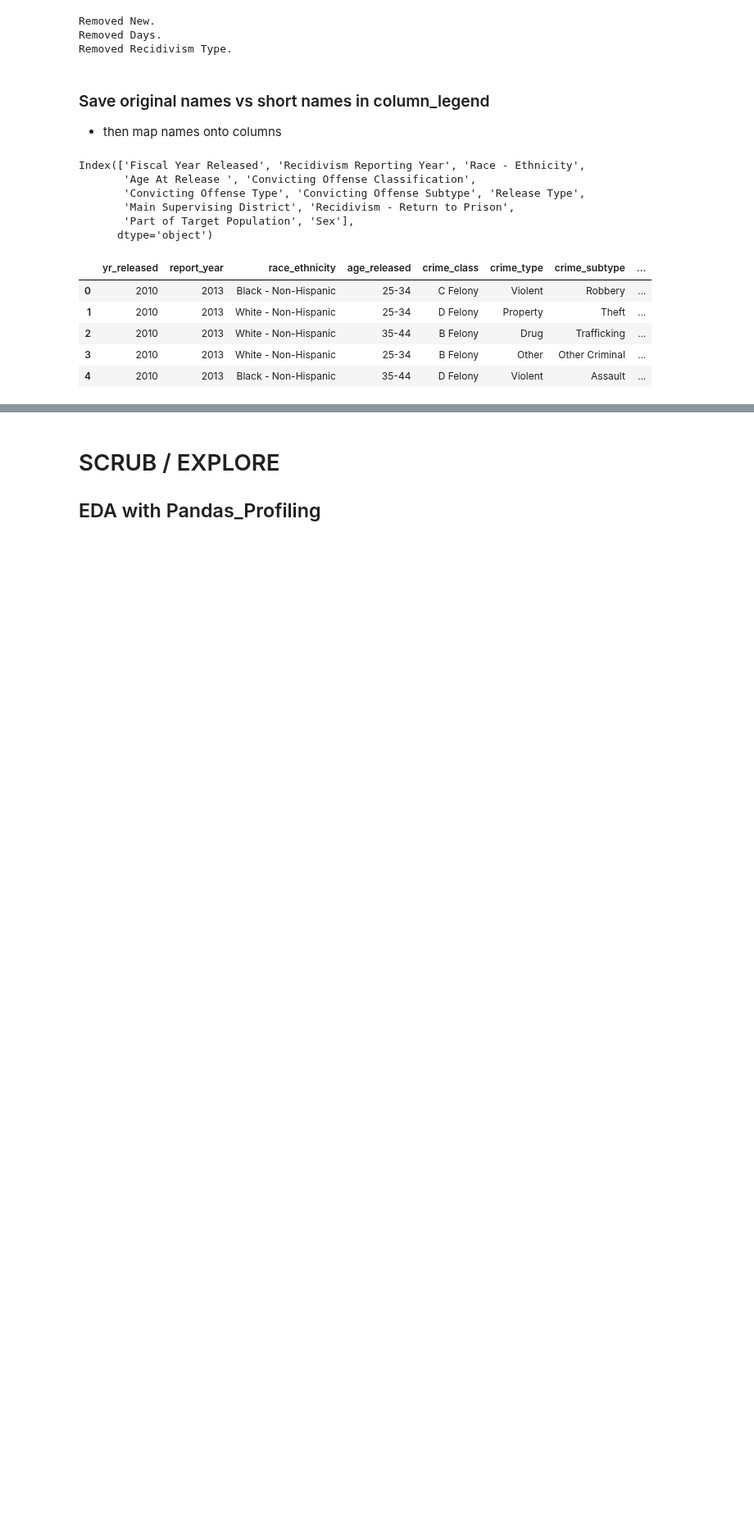
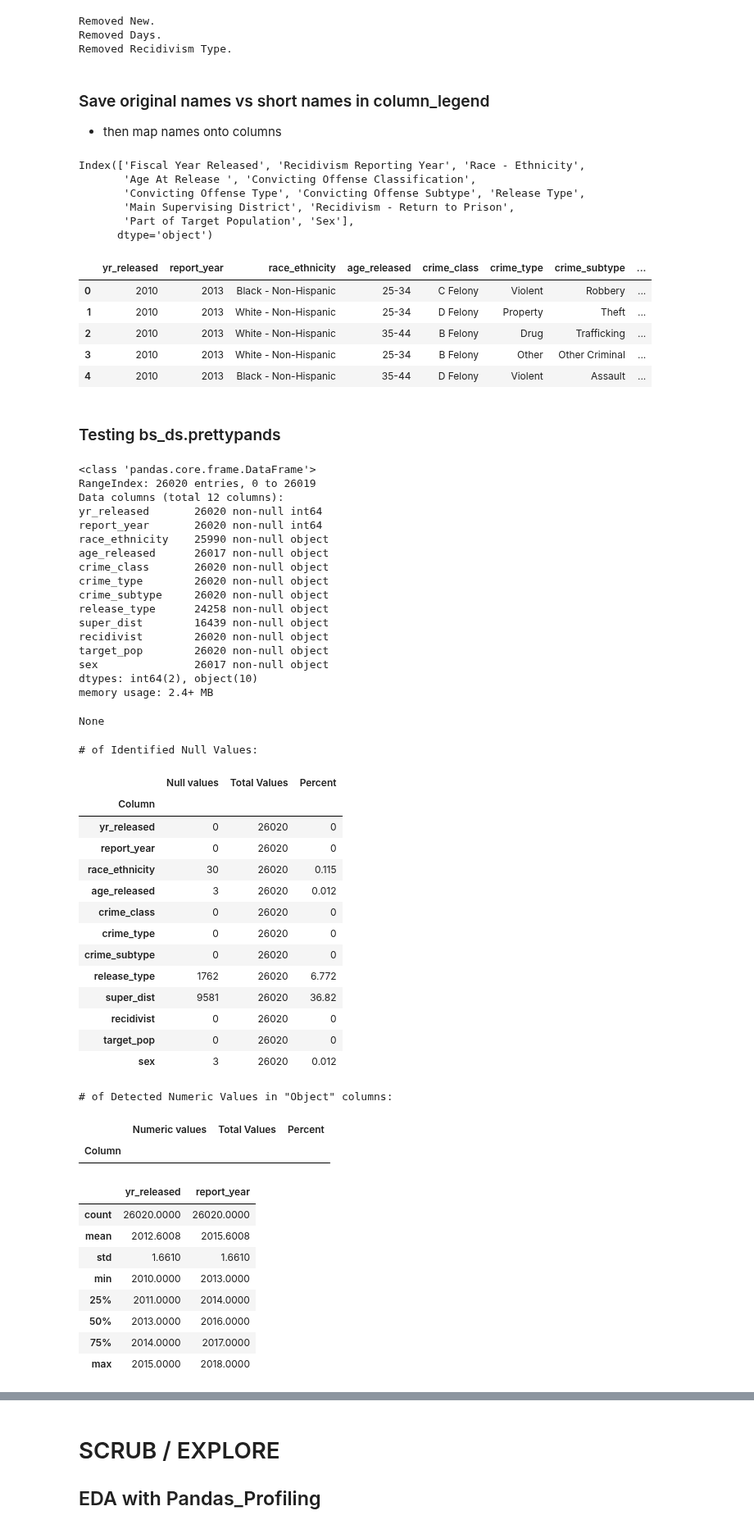
Before and after one commit to jirvingphd/iowa-prisoner-recidivism-mod-3-project, a Jupyter notebook: student-JMI-Post-Final-WIP.ipynb, the cells around one changed output, grey strips where cells are left out. Shown at 82% size. Saved outputs shown, nothing was run; the diff lists cells and outputs as text; code cells hidden in the pictures; blank space fills up the shorter version.

Commit message:
updated use of pretty pandas

```diff
--- a/student-JMI-Post-Final-WIP.ipynb
+++ b/student-JMI-Post-Final-WIP.ipynb
@@ -197,3 +197,5 @@ df.head()
 | 2 | 2010 | 2013 | White - Non-Hispanic | 35-44 | B Felony | Drug | Trafficking | ... |
 | 3 | 2010 | 2013 | White - Non-Hispanic | 25-34 | B Felony | Other | Other Criminal | ... |
 | 4 | 2010 | 2013 | Black - Non-Hispanic | 35-44 | D Felony | Violent | Assault | ... |
+# %% [markdown]
+### Testing bs_ds.prettypands
@@ -199,0 +303,48 @@ df.head()
+# %%
+inspect_df(df)
+# %% [output]
+<class 'pandas.core.frame.DataFrame'>
+RangeIndex: 26020 entries, 0 to 26019
+Data columns (total 12 columns):
+yr_released       26020 non-null int64
+report_year       26020 non-null int64
+race_ethnicity    25990 non-null object
+age_released      26017 non-null object
+crime_class       26020 non-null object
+crime_type        26020 non-null object
+crime_subtype     26020 non-null object
+release_type      24258 non-null object
+super_dist        16439 non-null object
+recidivist        26020 non-null object
+target_pop        26020 non-null object
+sex               26017 non-null object
+dtypes: int64(2), object(10)
+memory usage: 2.4+ MB
+None
+# of Identified Null Values:
+|  | Null values | Total Values | Percent |
+| Column |  |  |  |
+| yr_released | 0 | 26020 | 0 |
+| report_year | 0 | 26020 | 0 |
+| race_ethnicity | 30 | 26020 | 0.115 |
+| age_released | 3 | 26020 | 0.012 |
+| crime_class | 0 | 26020 | 0 |
+| crime_type | 0 | 26020 | 0 |
+| crime_subtype | 0 | 26020 | 0 |
+| release_type | 1762 | 26020 | 6.772 |
+| super_dist | 9581 | 26020 | 36.82 |
+| recidivist | 0 | 26020 | 0 |
+| target_pop | 0 | 26020 | 0 |
+| sex | 3 | 26020 | 0.012 |
+# of Detected Numeric Values in "Object" columns:
+|  | Numeric values | Total Values | Percent |
+| Column |  |  |  |
+|  | yr_released | report_year |
+| count | 26020.0000 | 26020.0000 |
+| mean | 2012.6008 | 2015.6008 |
+| std | 1.6610 | 1.6610 |
+| min | 2010.0000 | 2013.0000 |
+| 25% | 2011.0000 | 2014.0000 |
+| 50% | 2013.0000 | 2016.0000 |
+| 75% | 2014.0000 | 2017.0000 |
+| max | 2015.0000 | 2018.0000 |
```
Also changed, not shown: parts of 23 cells of this notebook, 2 other files.
